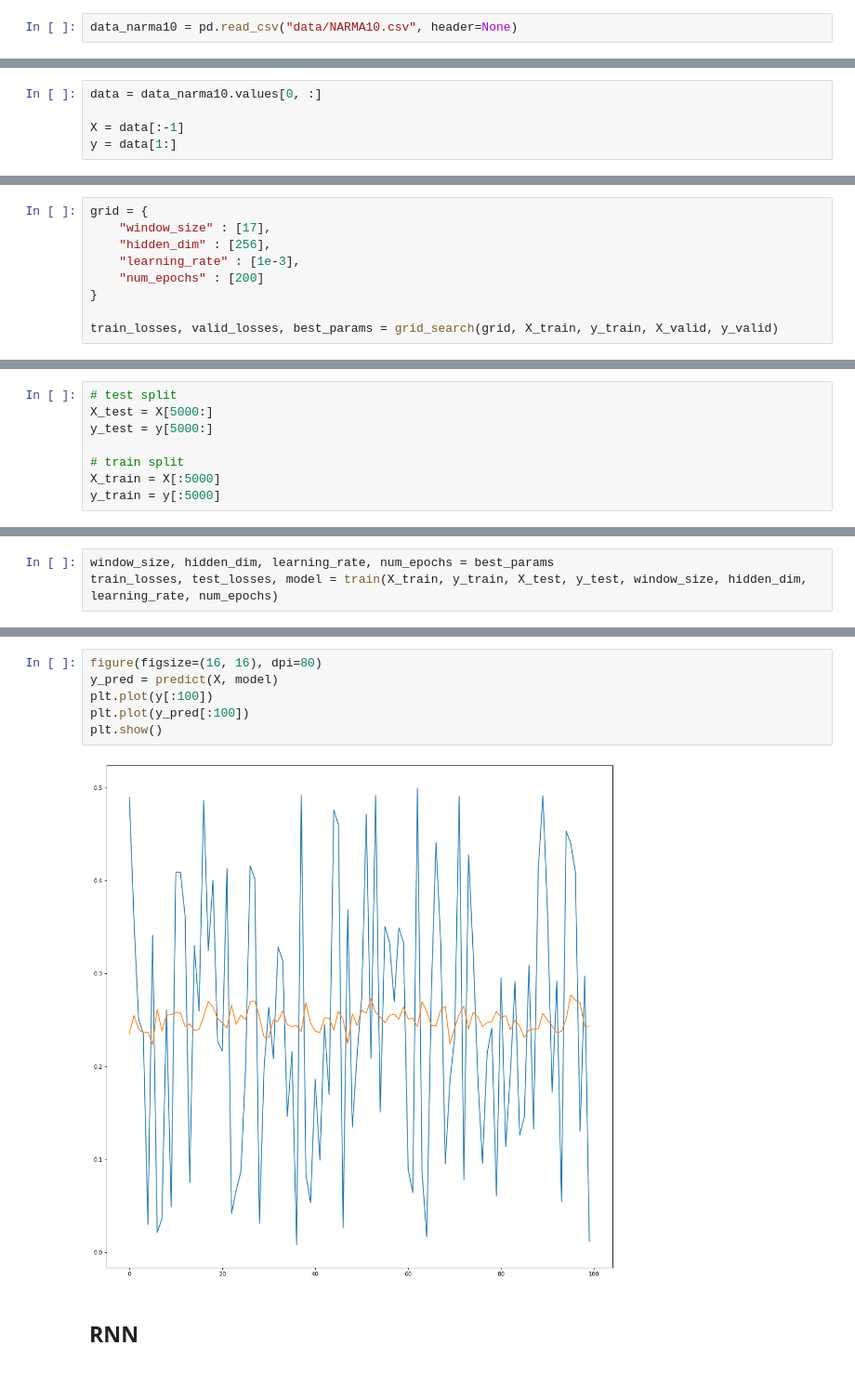
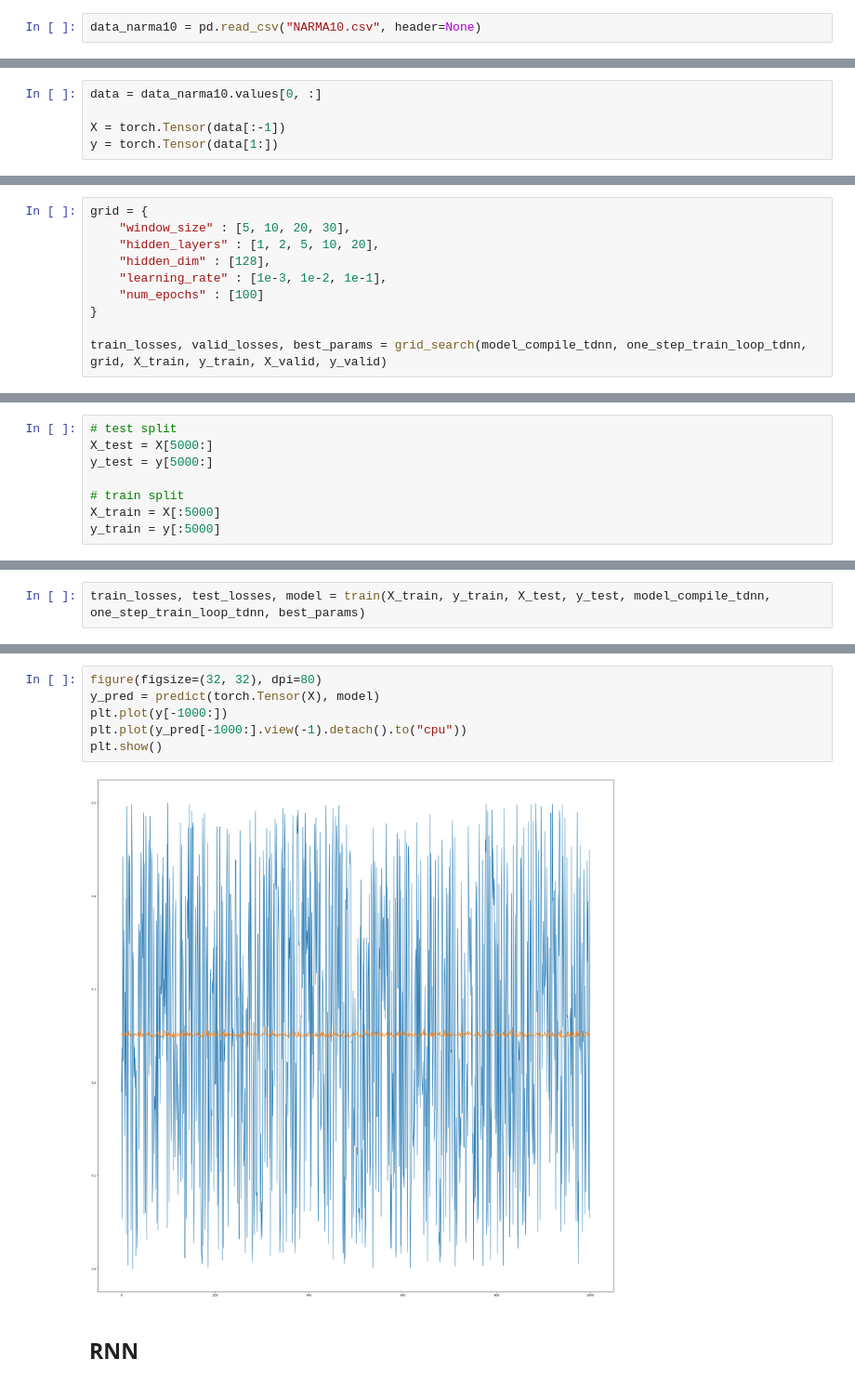
Before and after one commit to Andrew-Wyn/CNS_MidTerms, a Jupyter notebook: LAB3_1/TDNN_RNN.ipynb, the cells around one changed output, grey strips where cells are left out. Shown at 93% size. Saved outputs shown, nothing was run; the diff lists cells and outputs as text.

Commit message:
lab 3.1, refactored code TDNN_RNN

```diff
--- a/LAB3_1/TDNN_RNN.ipynb
+++ b/LAB3_1/TDNN_RNN.ipynb
@@ -221,5 +210,5 @@ def predict_rnn(model, X, hidden_dim):
 # %%
-data_narma10 = pd.read_csv("data/NARMA10.csv", header=None)
+data_narma10 = pd.read_csv("NARMA10.csv", header=None)
 # %%
 data_narma10.head()
 # %% [output]
@@ -369,8 +411,8 @@ data_mg17.head()
 # %%
 data = data_narma10.values[0, :]
 
-X = data[:-1]
-y = data[1:]
+X = torch.Tensor(data[:-1])
+y = torch.Tensor(data[1:])
 # %%
 X
 # %% [output]
@@ -401,11 +443,12 @@ X_valid = X[4000:5000]
 y_valid = y[4000:5000]
 # %%
 grid = {
-    "window_size" : [17],
-    "hidden_dim" : [256],
-    "learning_rate" : [1e-3],
-    "num_epochs" : [200]
+    "window_size" : [5, 10, 20, 30],
+    "hidden_layers" : [1, 2, 5, 10, 20],
+    "hidden_dim" : [128],
+    "learning_rate" : [1e-3, 1e-2, 1e-1],
+    "num_epochs" : [100]
 }
 
-train_losses, valid_losses, best_params = grid_search(grid, X_train, y_train, X_valid, y_valid)
+train_losses, valid_losses, best_params = grid_search(model_compile_tdnn, one_step_train_loop_tdnn, grid, X_train, y_train, X_valid, y_valid)
 # %% [output]
@@ -428,6 +490,5 @@ y_train = y[:5000]
 # %%
-window_size, hidden_dim, learning_rate, num_epochs = best_params
-train_losses, test_losses, model = train(X_train, y_train, X_test, y_test, window_size, hidden_dim, learning_rate, num_epochs)
+train_losses, test_losses, model = train(X_train, y_train, X_test, y_test, model_compile_tdnn, one_step_train_loop_tdnn, best_params)
 # %%
 print(train_losses[-1])
 print(test_losses[-1])
@@ -443,11 +504,11 @@ plt.show()
 # %%
-figure(figsize=(16, 16), dpi=80)
-y_pred = predict(X, model)
-plt.plot(y[:100])
-plt.plot(y_pred[:100])
+figure(figsize=(32, 32), dpi=80)
+y_pred = predict(torch.Tensor(X), model)
+plt.plot(y[-1000:])
+plt.plot(y_pred[-1000:].view(-1).detach().to("cpu"))
 plt.show()
 # %% [output]
-[figure, old version]
+[figure, new version]
 # %% [markdown]
 ## RNN
 # %%
```
Also changed, not shown: parts of 49 cells of this notebook.
